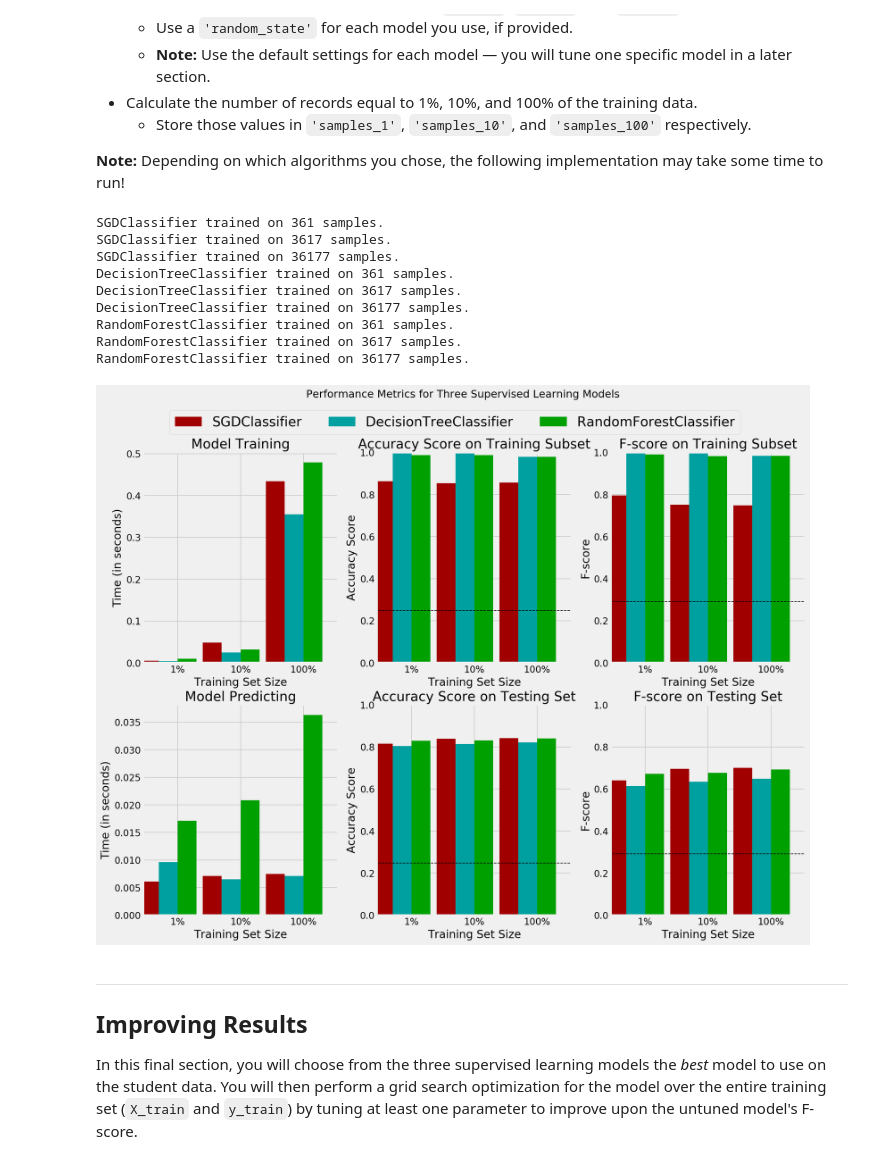
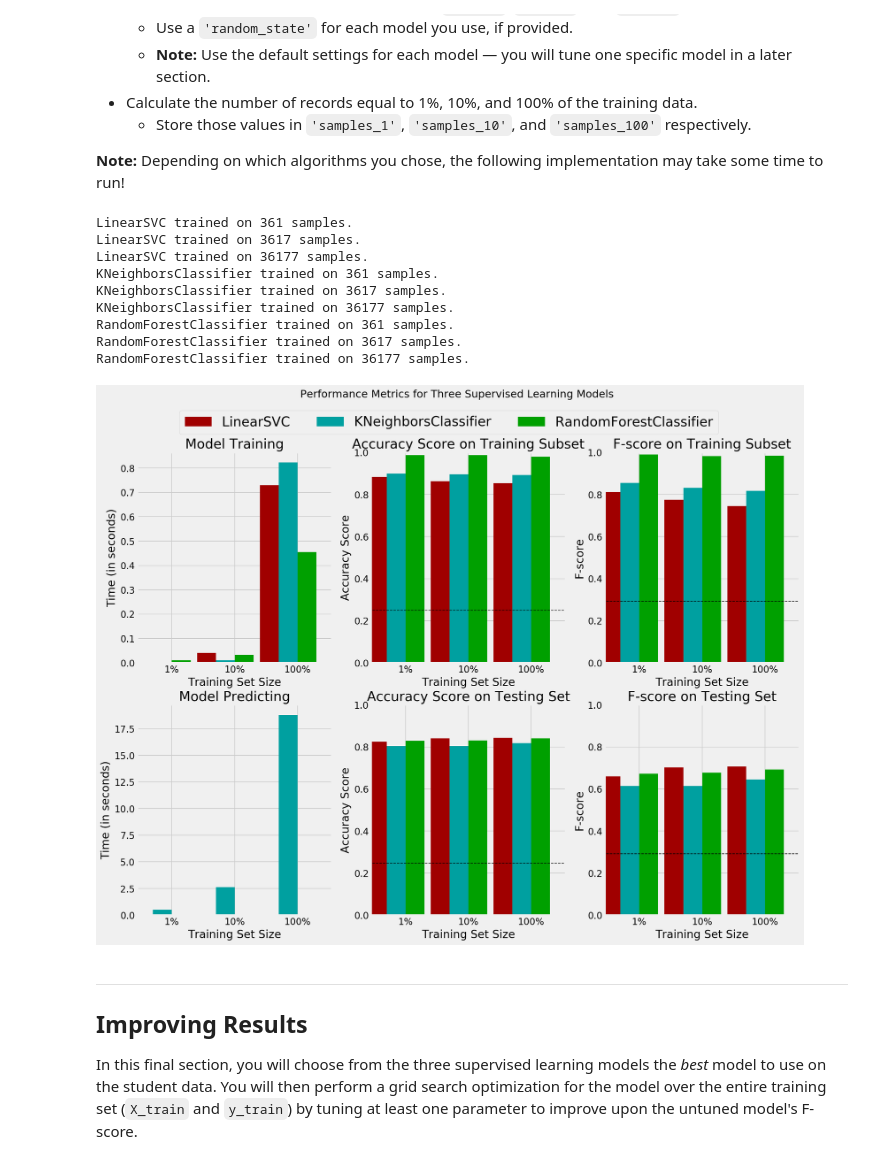
Before and after one commit to kennethn/machine-learning-nanodegree, a Jupyter notebook: p1_finding_donors/finding_donors.ipynb, the cells around one changed output. Saved outputs shown, nothing was run; the diff lists cells and outputs as text; code cells hidden in the pictures.

```diff
--- a/p1_finding_donors/finding_donors.ipynb
+++ b/p1_finding_donors/finding_donors.ipynb
@@ -396,42 +401,42 @@ In the code cell, you will need to implement the following:
 **Note:** Depending on which algorithms you chose, the following implementation may take some time to run!
 # %%
 # Import the three supervised learning models from sklearn
-from sklearn.linear_model import SGDClassifier
-from sklearn.tree import DecisionTreeClassifier
+from sklearn.svm import LinearSVC
+from sklearn.neighbors import KNeighborsClassifier
 from sklearn.ensemble import RandomForestClassifier
 
 # Initialize the three models
-clf_A = SGDClassifier(random_state=42)
-clf_B = DecisionTreeClassifier(random_state=42)
+clf_A = LinearSVC(random_state=42)
+clf_B = KNeighborsClassifier(n_neighbors=3)
 clf_C = RandomForestClassifier(random_state=42, n_estimators=10)
 
 # Calculate the number of samples for 1%, 10%, and 100% of the training data
 samples_100 = len(y_train)
 samples_10 = int(samples_100 * 0.1)
 samples_1 = int(samples_100 * 0.01)
 
 # Collect results on the learners
 results = {}
 for clf in [clf_A, clf_B, clf_C]:
     clf_name = clf.__class__.__name__
     results[clf_name] = {}
     for i, samples in enumerate([samples_1, samples_10, samples_100]):
         results[clf_name][i] = \
         train_predict(clf, samples, X_train, y_train, X_test, y_test)
 
 # Run metrics visualization for the three supervised learning models chosen
 vs.evaluate(results, accuracy, fscore)
 # %% [output]
-SGDClassifier trained on 361 samples.
-SGDClassifier trained on 3617 samples.
-SGDClassifier trained on 36177 samples.
-DecisionTreeClassifier trained on 361 samples.
-DecisionTreeClassifier trained on 3617 samples.
-DecisionTreeClassifier trained on 36177 samples.
+LinearSVC trained on 361 samples.
+LinearSVC trained on 3617 samples.
+LinearSVC trained on 36177 samples.
+KNeighborsClassifier trained on 361 samples.
+KNeighborsClassifier trained on 3617 samples.
+KNeighborsClassifier trained on 36177 samples.
 RandomForestClassifier trained on 361 samples.
 RandomForestClassifier trained on 3617 samples.
 RandomForestClassifier trained on 36177 samples.
-[figure, old version]
+[figure, new version]
 # %% [markdown]
 ----
 ## Improving Results
```
Also changed, not shown: parts of 21 cells of this notebook, 1 other file.
